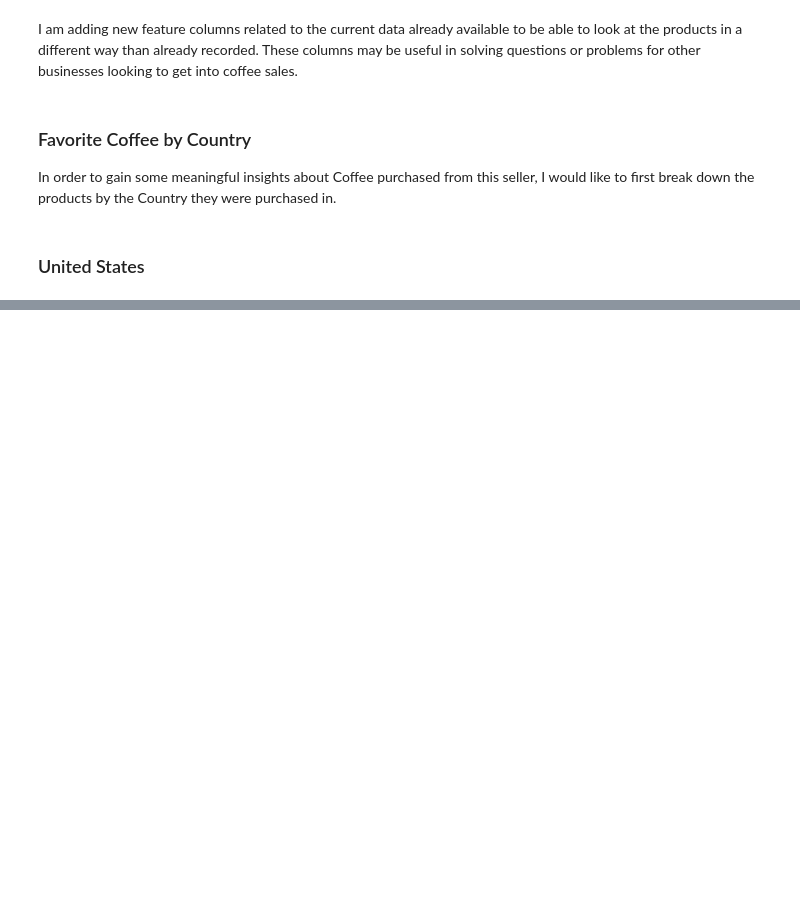
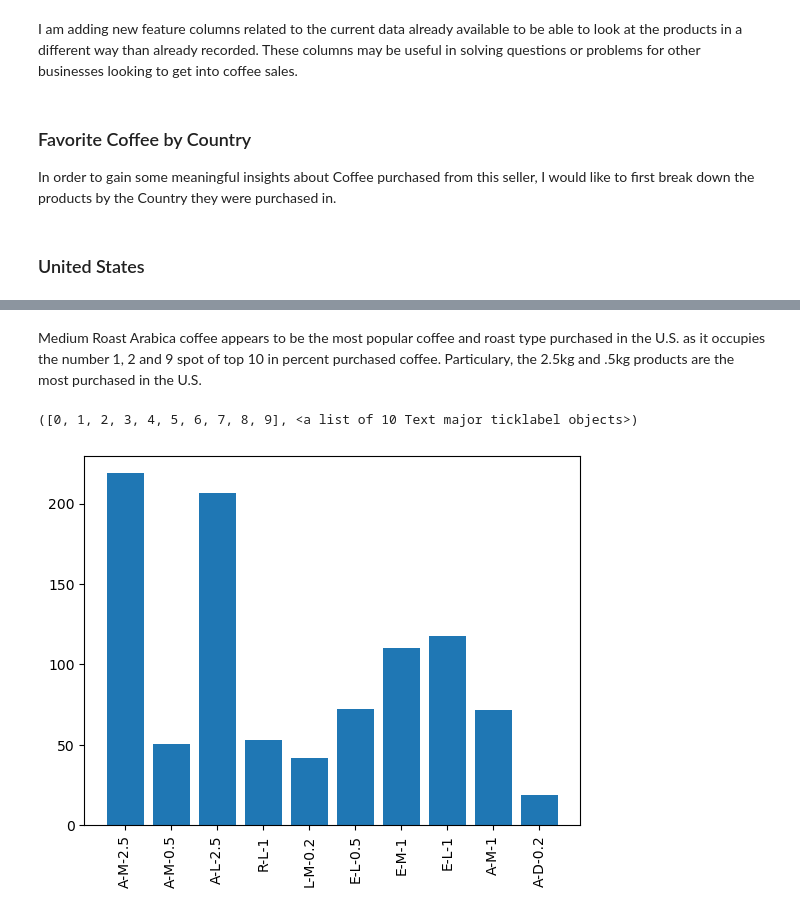
Before and after one commit to m-romanski/Coffee-Beans-Sales, a Jupyter notebook: Coffee/Untitled.ipynb, the cells around one changed output, grey strips where cells are left out. Saved outputs shown, nothing was run; the diff lists cells and outputs as text; code cells hidden in the pictures; blank space fills up the shorter version.

```diff
--- a/Coffee/Untitled.ipynb
+++ b/Coffee/Untitled.ipynb
@@ -51,0 +52,8 @@ plt.xticks(rotation=90)
+# %% [markdown]
+Medium Roast Arabica coffee appears to be the most popular coffee and roast type purchased in the U.S. as it occupies the number 1, 2 and 9 spot of top 10 in percent purchased coffee. Particulary, the 2.5kg and .5kg products are the most purchased in the U.S.
+# %%
+plt.bar(us_prod['Product ID'], us_prod['Total Unit Profit'])
+plt.xticks(rotation=90)
+# %% [output]
+([0, 1, 2, 3, 4, 5, 6, 7, 8, 9], <a list of 10 Text major ticklabel objects>)
+[figure, added]
```
Also changed, not shown: parts of 9 cells of this notebook.
